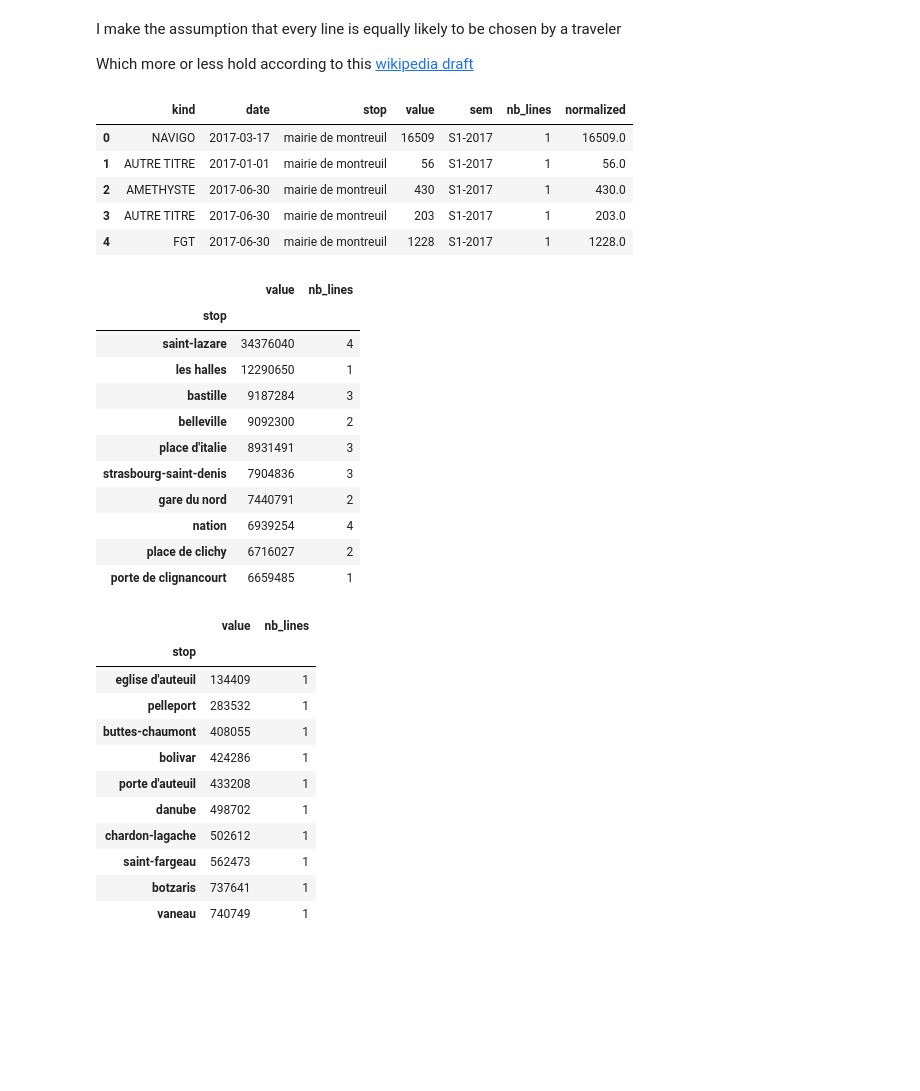
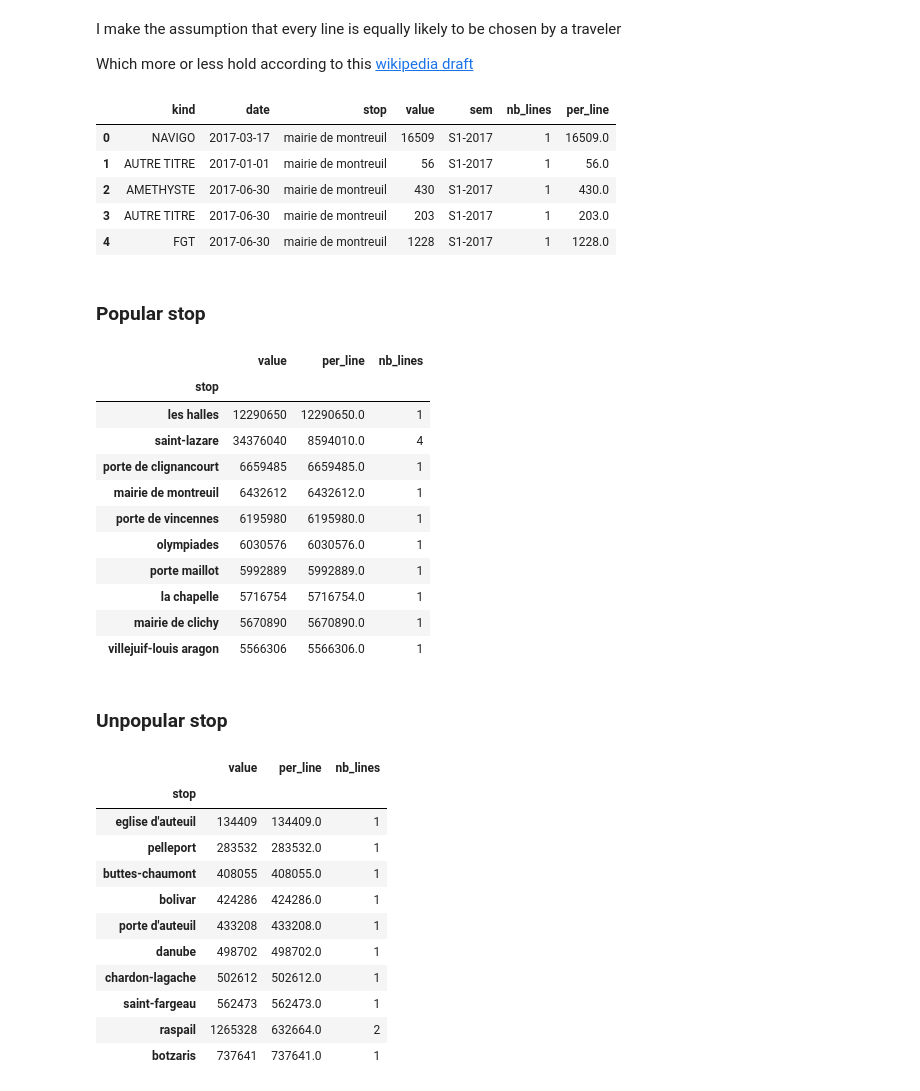
Before and after one commit to KhalidCK/metro-paris, a Jupyter notebook: notebooks/02 - Explore STIF nb validation dataset.ipynb, the cells around one changed output. Cells and saved outputs as stored; diff of their text form; code cells hidden in the pictures; blank space fills up the shorter version.

```diff
--- a/notebooks/02 - Explore STIF nb validation dataset.ipynb
+++ b/notebooks/02 - Explore STIF nb validation dataset.ipynb
@@ -194,47 +169,52 @@ I make the assumption that every line is equally likely to be chosen by a travel
 
 Which more or less hold according to this [wikipedia draft](https://fr.wikipedia.org/wiki/Liste_des_lignes_de_m%C3%A9tro_parisiennes_par_fr%C3%A9quentation)
 # %%
-df_merged['normalized'] = df_merged.value.div(df_merged.nb_lines)
+df_merged['per_line'] = df_merged.value.div(df_merged.nb_lines)
 # %%
 df_merged.head()
 # %% [output]
-|  | kind | date | stop | value | sem | nb_lines | normalized |
+|  | kind | date | stop | value | sem | nb_lines | per_line |
 | 0 | NAVIGO | 2017-03-17 | mairie de montreuil | 16509 | S1-2017 | 1 | 16509.0 |
 | 1 | AUTRE TITRE | 2017-01-01 | mairie de montreuil | 56 | S1-2017 | 1 | 56.0 |
 | 2 | AMETHYSTE | 2017-06-30 | mairie de montreuil | 430 | S1-2017 | 1 | 430.0 |
 | 3 | AUTRE TITRE | 2017-06-30 | mairie de montreuil | 203 | S1-2017 | 1 | 203.0 |
 | 4 | FGT | 2017-06-30 | mairie de montreuil | 1228 | S1-2017 | 1 | 1228.0 |
+# %% [markdown]
+### Popular stop
 # %%
 import numpy as np
-(df_merged.groupby('stop').agg({'value':sum,'nb_lines':np.unique})
- .sort_values('value',ascending=False).head(10))
+(df_merged.groupby(['stop']).agg({'value':sum,'per_line':sum,'nb_lines':np.unique})
+ .sort_values('per_line',ascending=False).head(10))
 # %% [output]
-|  | value | nb_lines |
-| stop |  |  |
-| saint-lazare | 34376040 | 4 |
-| les halles | 12290650 | 1 |
-| bastille | 9187284 | 3 |
-| belleville | 9092300 | 2 |
-| place d'italie | 8931491 | 3 |
-| strasbourg-saint-denis | 7904836 | 3 |
-| gare du nord | 7440791 | 2 |
-| nation | 6939254 | 4 |
-| place de clichy | 6716027 | 2 |
-| porte de clignancourt | 6659485 | 1 |
+|  | value | per_line | nb_lines |
+| stop |  |  |  |
+| les halles | 12290650 | 12290650.0 | 1 |
+| saint-lazare | 34376040 | 8594010.0 | 4 |
+| porte de clignancourt | 6659485 | 6659485.0 | 1 |
+| mairie de montreuil | 6432612 | 6432612.0 | 1 |
+| porte de vincennes | 6195980 | 6195980.0 | 1 |
+| olympiades | 6030576 | 6030576.0 | 1 |
+| porte maillot | 5992889 | 5992889.0 | 1 |
+| la chapelle | 5716754 | 5716754.0 | 1 |
+| mairie de clichy | 5670890 | 5670890.0 | 1 |
+| villejuif-louis aragon | 5566306 | 5566306.0 | 1 |
+# %% [markdown]
+### **Un**popular stop
 # %%
 import numpy as np
-(df_merged.groupby('stop').agg({'value':sum,'nb_lines':np.unique})
- .sort_values('value',ascending=True).head(10))
+
+(df_merged.groupby('stop').agg({'value':sum,'per_line':sum,'nb_lines':np.unique})
+ .sort_values('per_line',ascending=True).head(10))
 # %% [output]
-|  | value | nb_lines |
-| stop |  |  |
-| eglise d'auteuil | 134409 | 1 |
-| pelleport | 283532 | 1 |
-| buttes-chaumont | 408055 | 1 |
-| bolivar | 424286 | 1 |
-| porte d'auteuil | 433208 | 1 |
-| danube | 498702 | 1 |
-| chardon-lagache | 502612 | 1 |
-| saint-fargeau | 562473 | 1 |
-| botzaris | 737641 | 1 |
-| vaneau | 740749 | 1 |
+|  | value | per_line | nb_lines |
+| stop |  |  |  |
+| eglise d'auteuil | 134409 | 134409.0 | 1 |
+| pelleport | 283532 | 283532.0 | 1 |
+| buttes-chaumont | 408055 | 408055.0 | 1 |
+| bolivar | 424286 | 424286.0 | 1 |
+| porte d'auteuil | 433208 | 433208.0 | 1 |
+| danube | 498702 | 498702.0 | 1 |
+| chardon-lagache | 502612 | 502612.0 | 1 |
+| saint-fargeau | 562473 | 562473.0 | 1 |
+| raspail | 1265328 | 632664.0 | 2 |
+| botzaris | 737641 | 737641.0 | 1 |
```
Also changed, not shown: parts of 11 cells of this notebook, 32 other files.
